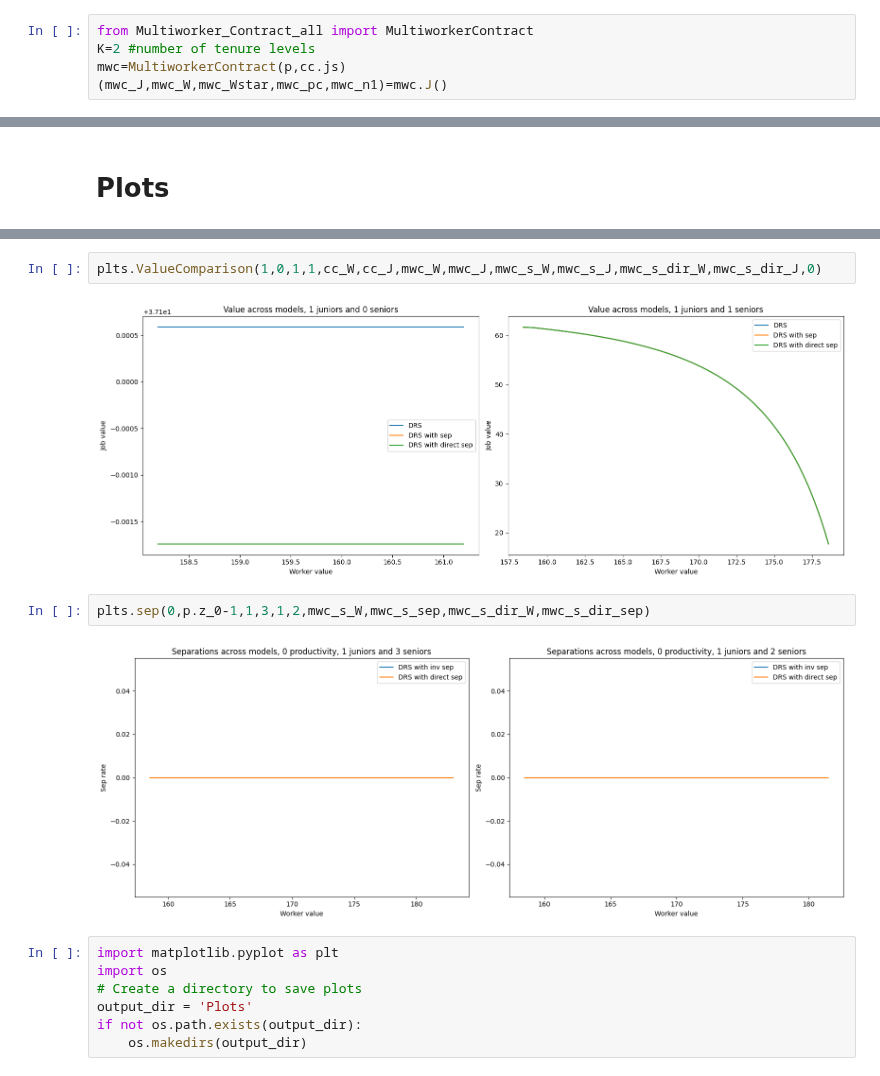
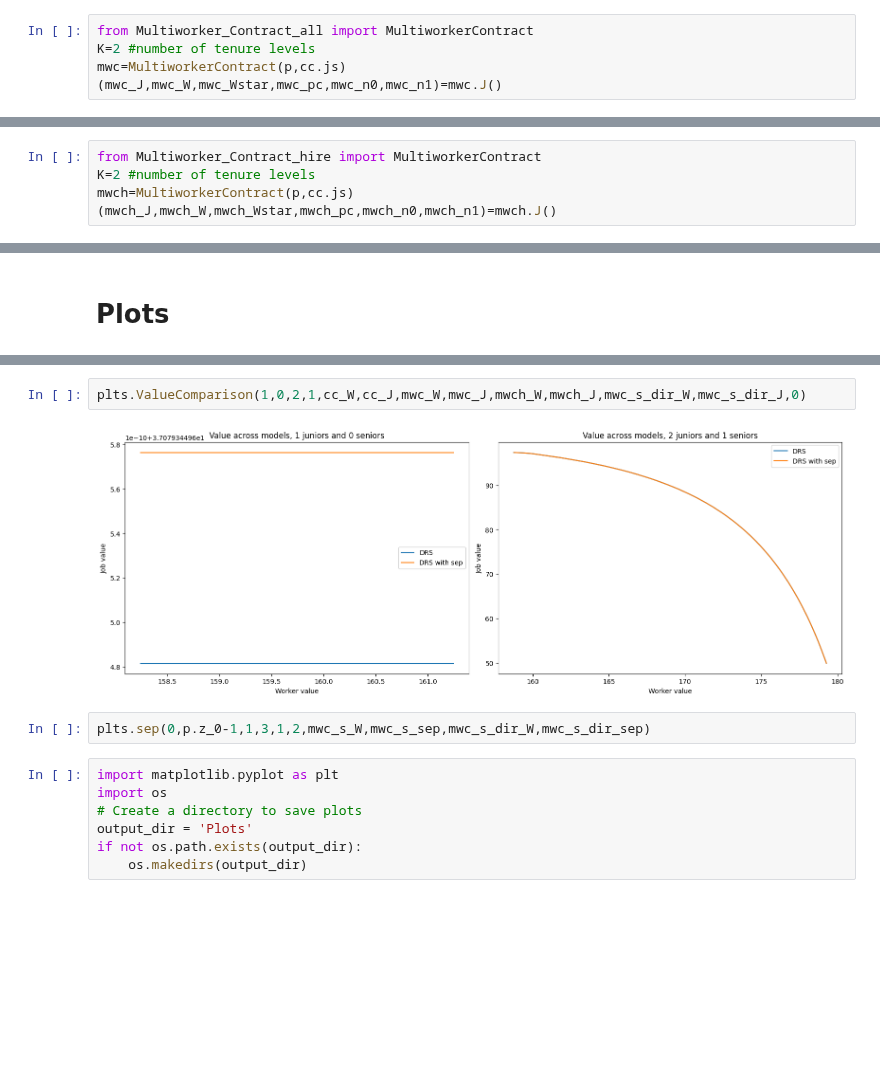
Before and after one commit to zalandru/Dynamic-Contracting-Multi-worker-Firm, a Jupyter notebook: Multiworker_wage_2steps/Initiating MWF.ipynb, the cells around one changed output, grey strips where cells are left out. Saved outputs shown, nothing was run; the diff lists cells and outputs as text; blank space fills up the shorter version.

```diff
--- a/Multiworker_wage_2steps/Initiating MWF.ipynb
+++ b/Multiworker_wage_2steps/Initiating MWF.ipynb
@@ -16,5 +43,5 @@ cc=ContinuousContract(p)
 from Multiworker_Contract_all import MultiworkerContract
 K=2 #number of tenure levels
 mwc=MultiworkerContract(p,cc.js)
-(mwc_J,mwc_W,mwc_Wstar,mwc_pc,mwc_n1)=mwc.J()
+(mwc_J,mwc_W,mwc_Wstar,mwc_pc,mwc_n0,mwc_n1)=mwc.J()
 # %% [output]
@@ -39,0 +65,5 @@ Errors: nan 9.338458698791265e-12 nan 1.9571392021228423e-15 1
+# %%
+from Multiworker_Contract_hire import MultiworkerContract
+K=2 #number of tenure levels
+mwch=MultiworkerContract(p,cc.js)
+(mwch_J,mwch_W,mwch_Wstar,mwch_pc,mwch_n0,mwch_n1)=mwch.J()
@@ -111,11 +147,9 @@ plts.CRSvsDRSpolicy(cc_W,cc_Wstar,mwc_W,mwc_Wstar,mwc_s_W,mwc_s_Wstar,mwc_s_dir_
 # %%
-plts.ValueComparison(1,0,1,1,cc_W,cc_J,mwc_W,mwc_J,mwc_s_W,mwc_s_J,mwc_s_dir_W,mwc_s_dir_J,0)
+plts.ValueComparison(1,0,2,1,cc_W,cc_J,mwc_W,mwc_J,mwch_W,mwch_J,mwc_s_dir_W,mwc_s_dir_J,0)
 # %% [output]
-[figure, old version]
+[figure, new version]
 # %%
 plts.sep(0,p.z_0-1,1,3,1,2,mwc_s_W,mwc_s_sep,mwc_s_dir_W,mwc_s_dir_sep)
-# %% [output]
-[figure, removed]
 # %%
 import matplotlib.pyplot as plt
 import os
```
Also changed, not shown: parts of 10 cells of this notebook, 3 other files.
